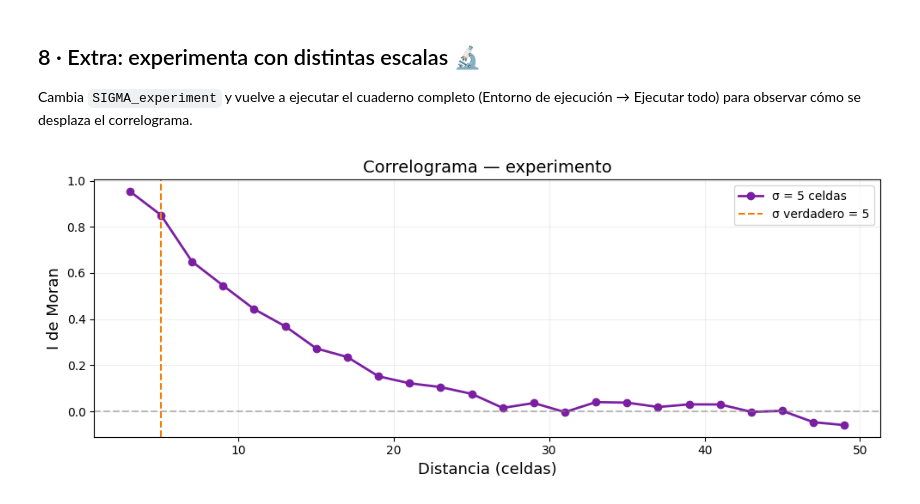
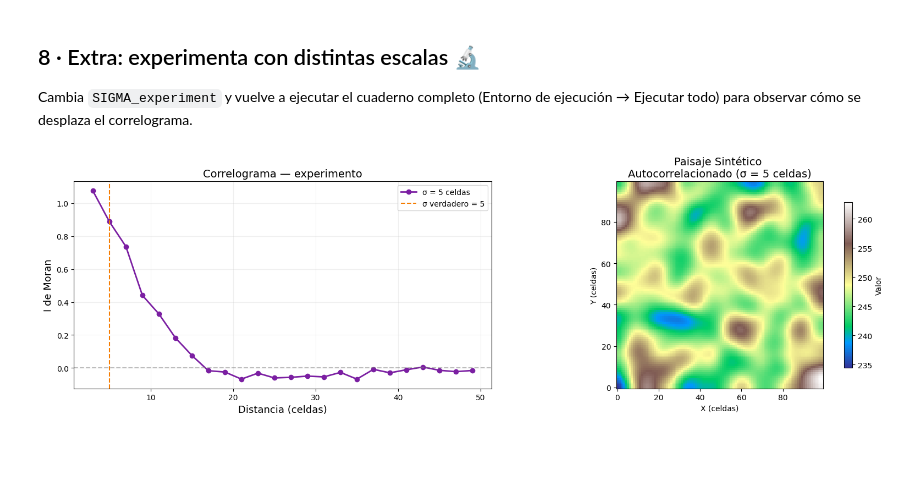
Before and after one commit to horaciosamaniego/cbit241, a Jupyter notebook: ejemplo_autocorrelacion_espacial.ipynb, the cells around one changed output. Cells and saved outputs as stored; diff of their text form; code cells hidden in the pictures; blank space fills up the shorter version.

```diff
--- a/ejemplo_autocorrelacion_espacial.ipynb
+++ b/ejemplo_autocorrelacion_espacial.ipynb
@@ -41,7 +58,7 @@ np.random.seed(42)
 n = 100        # grilla de 100 × 100
 
 # Ruido blanco — sin estructura espacial
-white_noise = np.random.randn(n, n)
+white_noise = minmax_scaler(np.random.randn(n, n),vmin=0,vmax=1000)
 
 # El suavizado gaussiano crea autocorrelación espacial a escala SIGMA
 SIGMA = 15     # celdas de grilla  ← esto es lo que queremos RECUPERAR más adelante
@@ -303,35 +335,50 @@ Cambia `SIGMA_experiment` y vuelve a ejecutar el cuaderno completo (Entorno de e
 # %%
 # ── Mueve esta "perilla" (cambia el valor) ───────────────────
 SIGMA_experiment = 5   # prueba 5, 10, 20, 30 …
 # ─────────────────────────────────────────────────────────────
 
-landscape_exp = gaussian_filter(np.random.randn(n, n), sigma=SIGMA_experiment)
+VMIN = 0 # valor mínimo de la variable sintética
+VMAX = 500 # valor máximo de la variable sintética
+
+m = minmax_scaler(np.random.randn(n, n),vmin=VMIN,vmax=VMAX)
+
+landscape_exp = gaussian_filter(m, sigma=SIGMA_experiment)
 xs_e = np.random.randint(0, n, n_samples)
 ys_e = np.random.randint(0, n, n_samples)
 values_e   = np.array([landscape_exp[x, y] for x, y in zip(xs_e, ys_e)])
 coords_e   = np.column_stack([xs_e, ys_e])
 dists_e    = cdist(coords_e, coords_e)
 dev_e      = values_e - np.mean(values_e)
 var_e      = np.sum(dev_e**2)
 
 mi_exp = []
 for d in lag_centers:
     W = (dists_e <= d) & (dists_e > d - 2) & (dists_e > 0)
     np_ = W.sum()
     if np_ < 10:
         mi_exp.append(np.nan); continue
     mi_exp.append(len(values_e) * np.sum(W * np.outer(dev_e, dev_e)) / (np_ * var_e))
 
-fig, ax = plt.subplots(figsize=(10, 4))
-ax.plot(lag_centers, mi_exp, 'o-', color='#7B1FA2', linewidth=2,
+fig, ax = plt.subplots(1, 2, figsize=(16, 5))
+
+ax[0].plot(lag_centers, mi_exp, 'o-', color='#7B1FA2', linewidth=2,
         label=f"σ = {SIGMA_experiment} celdas")
-ax.axhline(0, color='gray', linestyle='--', alpha=0.5)
-ax.axvline(x=SIGMA_experiment, color='#F57C00', linestyle='--',
+ax[0].axhline(0, color='gray', linestyle='--', alpha=0.5)
+ax[0].axvline(x=SIGMA_experiment, color='#F57C00', linestyle='--',
            label=f'σ verdadero = {SIGMA_experiment}')
-ax.set_xlabel('Distancia (celdas)', fontsize=13)
-ax.set_ylabel("I de Moran", fontsize=13)
-ax.set_title('Correlograma — experimento', fontsize=14)
-ax.legend(); ax.grid(True, alpha=0.2)
-plt.tight_layout(); plt.show()
+ax[0].set_xlabel('Distancia (celdas)', fontsize=13)
+ax[0].set_ylabel("I de Moran", fontsize=13)
+ax[0].set_title('Correlograma — experimento', fontsize=14)
+ax[0].legend()
+ax[0].grid(True, alpha=0.2)
+
+im1 = ax[1].imshow(landscape_exp, cmap='terrain', origin='lower')
+ax[1].set_title(f'Paisaje Sintético \nAutocorrelacionado (σ = {SIGMA_experiment} celdas)', fontsize=14)
+ax[1].set_xlabel('X (celdas)')
+ax[1].set_ylabel('Y (celdas)')
+plt.colorbar(im1, ax=ax[1], shrink=0.8, label='Valor')
+
+plt.tight_layout()
+plt.show()
 # %% [output]
-[figure, old version]
+[figure, new version]
```
Also changed, not shown: parts of 11 cells of this notebook.
